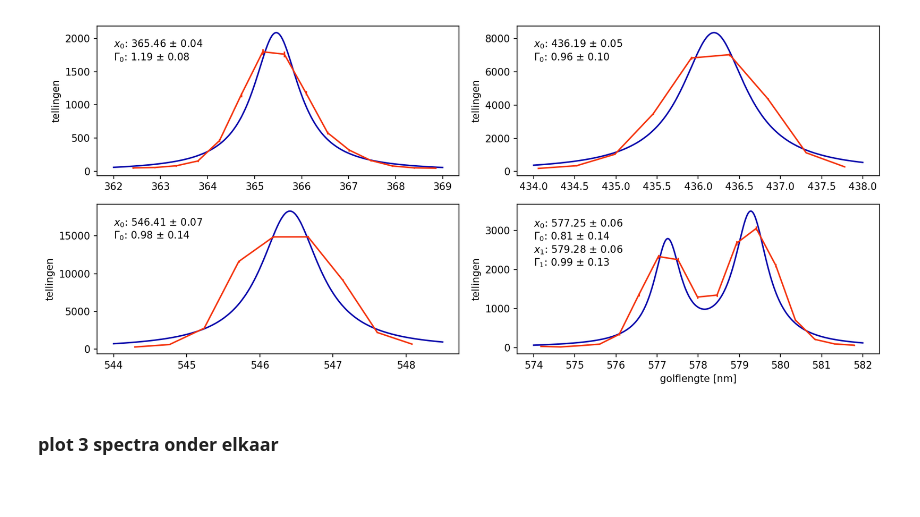
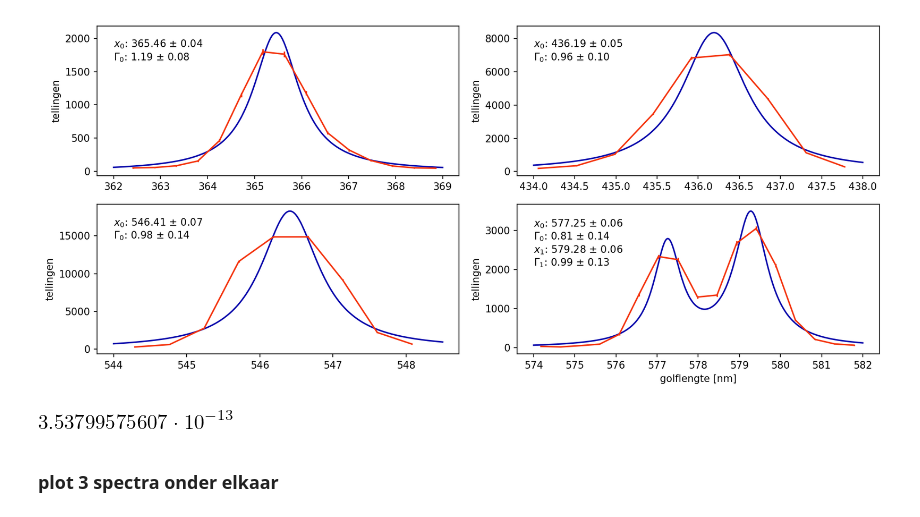
Before and after one commit to Cubedsheep/experimentele-basistechnieken, a Jupyter notebook: spectrometer/spectrometer.ipynb, the cells around one changed output. Drawn from its saved outputs; the diff is of its cells as text; code cells hidden in the pictures; blank space fills up the shorter version.

```diff
--- a/spectrometer/spectrometer.ipynb
+++ b/spectrometer/spectrometer.ipynb
@@ -502,6 +557,16 @@ fig.tight_layout()
 fig.savefig('plots/Lorentzprofielen kwik.%s' %extensie, dpi=300)
 # %% [output]
 [figure]
+# %%
+import scipy.constants as const
+# formule voor golflengte ifv energie
+lam, E, Delta_E, Delta_t = sp.symbols('lambda, E, Delta_E, Delta_t')
+# lijnbreedte door Delta_E
+line_width = const.h*const.c/(E-Delta_E)-const.h*const.c/(E+Delta_E)
+line_width = line_width.subs({E : const.h*const.c/lam, Delta_E : const.h/(2*np.pi*Delta_t)})
+line_width.subs({lam : 577.25e-9, Delta_t : 1e-9})
+# %% [output]
+[figure, added]
 # %% [markdown]
 ### plot 3 spectra onder elkaar
 # %%
```
Also changed, not shown: parts of 13 cells of this notebook, 8 other files.
